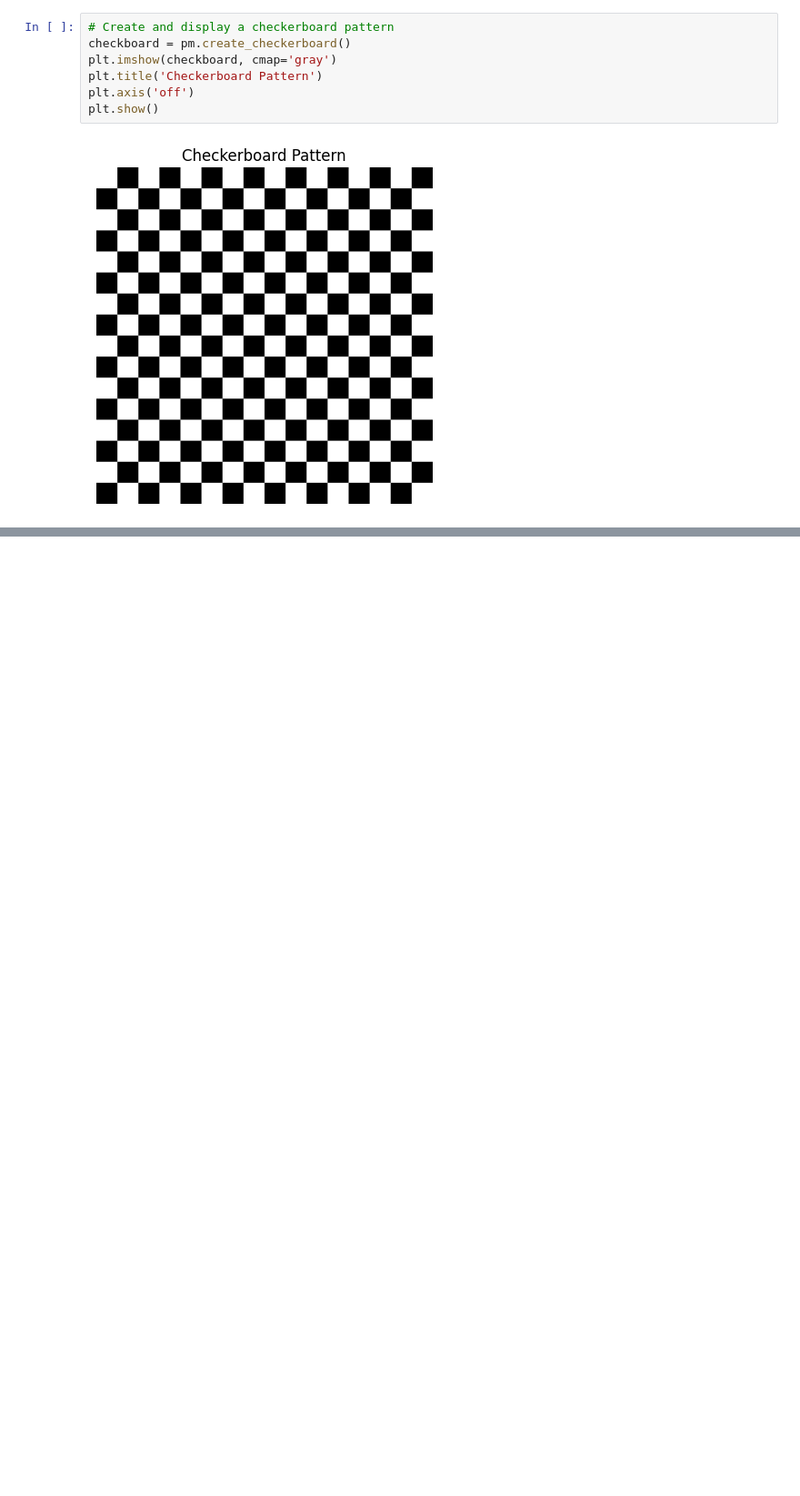
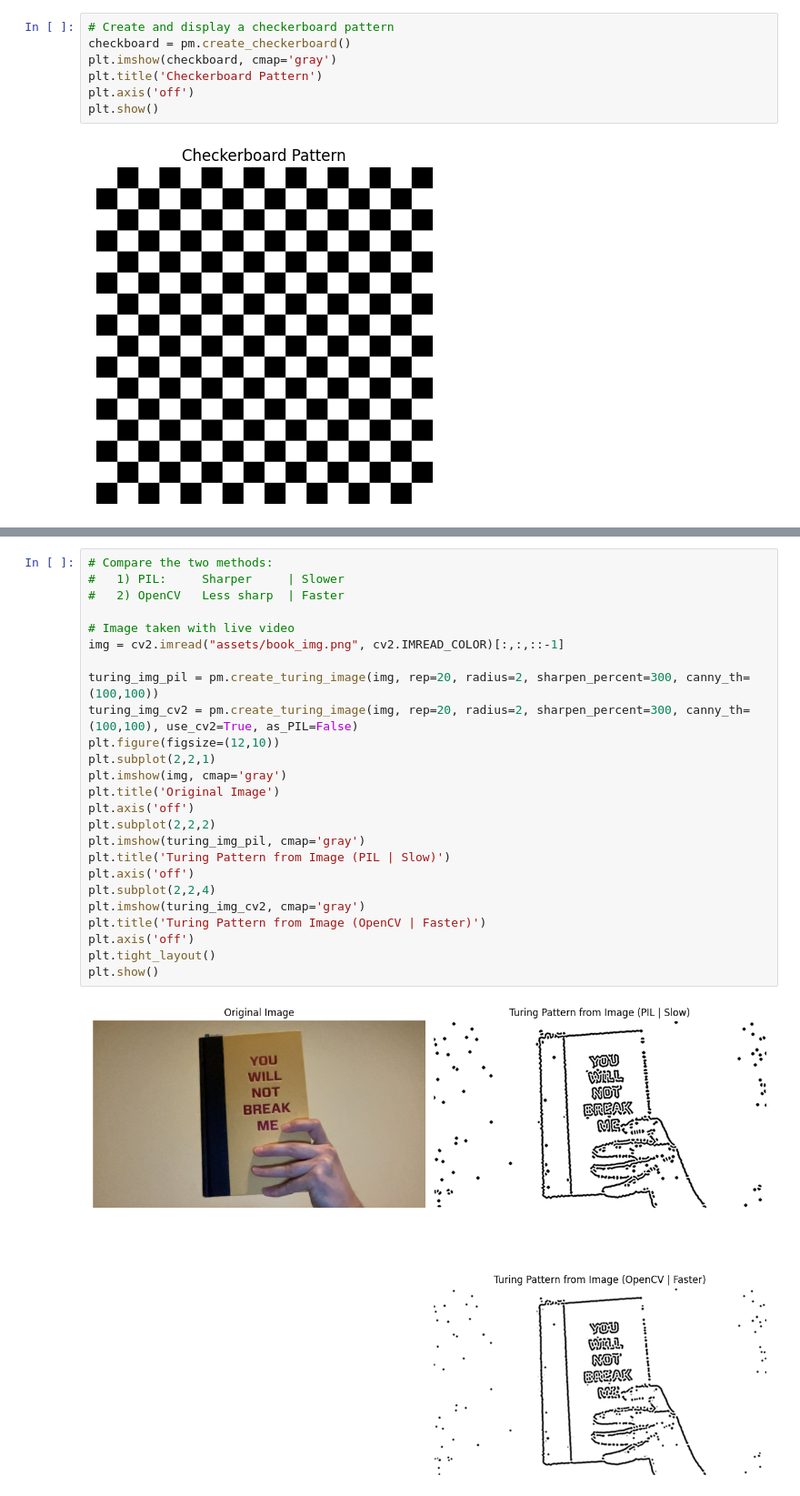
Before and after one commit to jjesusrj/IMPRO_TOOLS, a Jupyter notebook: examples/PatternMaker_example.ipynb, the cells around one changed output, grey strips where cells are left out. Shown at 91% size. Saved outputs shown, nothing was run; the diff lists cells and outputs as text; blank space fills up the shorter version.

```diff
--- a/examples/PatternMaker_example.ipynb
+++ b/examples/PatternMaker_example.ipynb
@@ -77,0 +85,27 @@ image shape: (512, 512, 3)
+# %%
+# Compare the two methods:
+#   1) PIL:     Sharper     | Slower
+#   2) OpenCV   Less sharp  | Faster
+
+# Image taken with live video
+img = cv2.imread("assets/book_img.png", cv2.IMREAD_COLOR)[:,:,::-1]
+
+turing_img_pil = pm.create_turing_image(img, rep=20, radius=2, sharpen_percent=300, canny_th=(100,100))
+turing_img_cv2 = pm.create_turing_image(img, rep=20, radius=2, sharpen_percent=300, canny_th=(100,100), use_cv2=True, as_PIL=False)
+plt.figure(figsize=(12,10))
+plt.subplot(2,2,1)
+plt.imshow(img, cmap='gray')
+plt.title('Original Image')
+plt.axis('off')
+plt.subplot(2,2,2)
+plt.imshow(turing_img_pil, cmap='gray')
+plt.title('Turing Pattern from Image (PIL | Slow)')
+plt.axis('off')
+plt.subplot(2,2,4)
+plt.imshow(turing_img_cv2, cmap='gray')
+plt.title('Turing Pattern from Image (OpenCV | Faster)')
+plt.axis('off')
+plt.tight_layout()
+plt.show()
+# %% [output]
+[figure, added]
```
Also changed, not shown: parts of 3 cells of this notebook, 8 other files.
